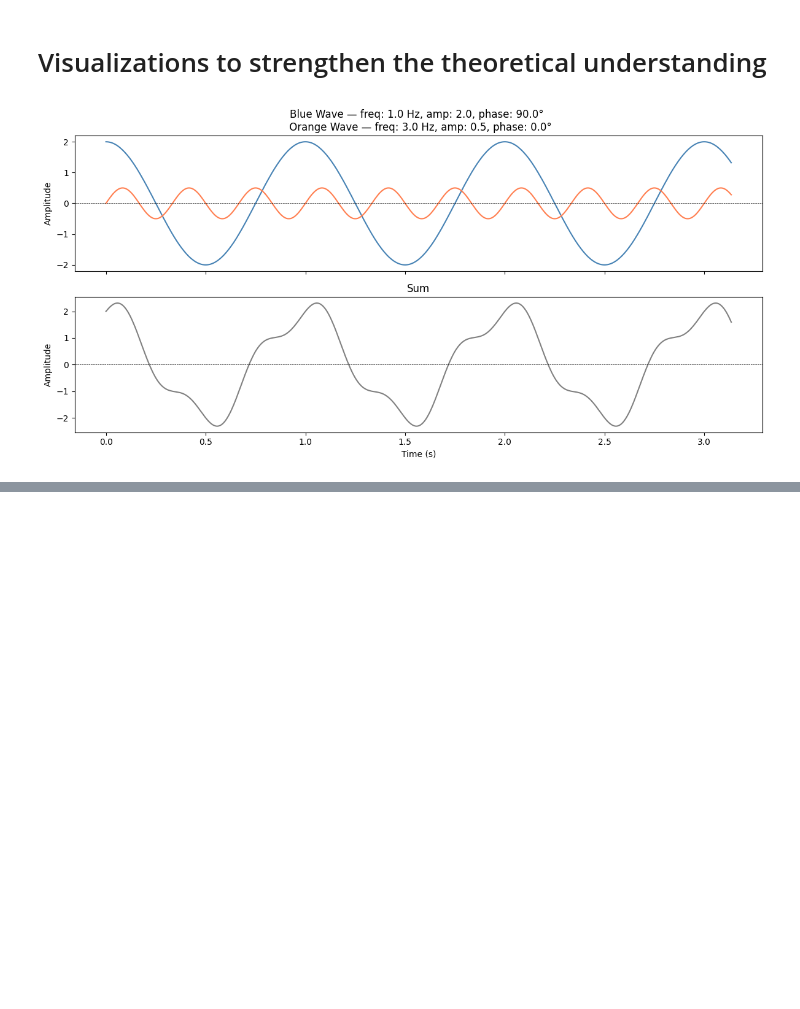
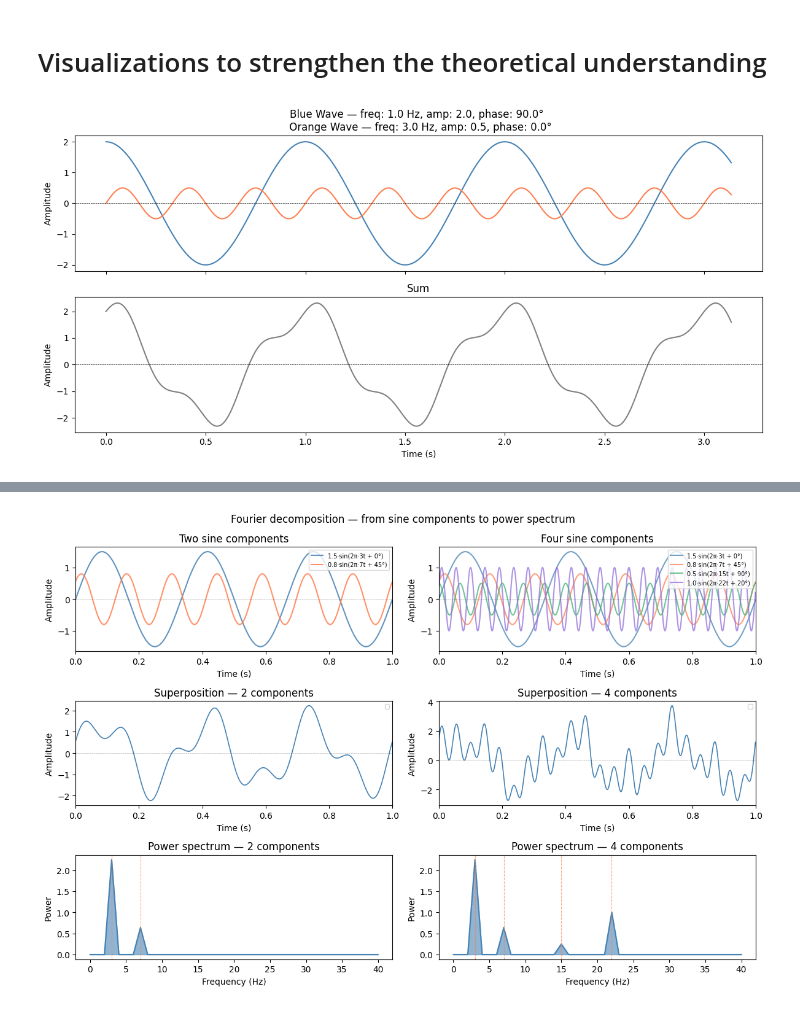
Before and after one commit to mik-nowacki/thesis-project, a Jupyter notebook: notebooks/preprocessing/visualization_theory.ipynb, the cells around one changed output, grey strips where cells are left out. Drawn from its saved outputs; the diff is of its cells as text; code cells hidden in the pictures; blank space fills up the shorter version.

```diff
--- a/notebooks/preprocessing/visualization_theory.ipynb
+++ b/notebooks/preprocessing/visualization_theory.ipynb
@@ -41,0 +159,100 @@ plot_sine_waves()
+# %%
+def plot_fourier_intuition():
+    fs = 1000
+    duration = 1.0
+    t = np.linspace(0, duration, int(fs * duration), endpoint=False)
+    N = len(t)
+    freqs = np.fft.rfftfreq(N, 1/fs)
+
+    # --- define component waves ---
+    waves_simple = [
+        (1.5, 3, 0),    # amp, freq, phase
+        (0.8, 7, 45),
+    ]
+    waves_complex = [
+        (1.5, 3,  0),
+        (0.8, 7,  45),
+        (0.5, 15, 90),
+        (1.0, 22, 20),
+    ]
+
+    def make_wave(components):
+        return sum(a * np.sin(2 * np.pi * f * t + np.radians(p))
+                   for a, f, p in components)
+
+    def power_spectrum(wave):
+        X = np.fft.rfft(wave)
+        return freqs, (np.abs(X) / (N / 2)) ** 2
+
+    simple_waves   = [make_wave([(a, f, p)]) for a, f, p in waves_simple]
+    complex_waves  = [make_wave([(a, f, p)]) for a, f, p in waves_complex]
+    sum_simple     = make_wave(waves_simple)
+    sum_complex    = make_wave(waves_complex)
+    f_simple,  p_simple  = power_spectrum(sum_simple)
+    f_complex, p_complex = power_spectrum(sum_complex)
+
+    colors_simple  = ['steelblue', 'coral']
+    colors_complex = ['steelblue', 'coral', 'mediumseagreen', 'mediumpurple']
+
+    fig, axes = plt.subplots(3, 2, figsize=(12, 8))
+
+    # --- row 0: individual components ---
+    for wave, (a, f, p), color in zip(simple_waves, waves_simple, colors_simple):
+        axes[0, 0].plot(t, wave, color=color, alpha=0.85,
+                        label=f'{a}·sin(2π·{f}t + {p}°)')
+    axes[0, 0].set_title('Two sine components')
+
+    for wave, (a, f, p), color in zip(complex_waves, waves_complex, colors_complex):
+        axes[0, 1].plot(t, wave, color=color, alpha=0.75,
+                        label=f'{a}·sin(2π·{f}t + {p}°)')
+    axes[0, 1].set_title('Four sine components')
+
+    # --- row 1: summed signal ---
+    axes[1, 0].plot(t, sum_simple, color='steelblue', linewidth=1.2)
+    axes[1, 0].set_title('Superposition — 2 components')
+
+    axes[1, 1].plot(t, sum_complex, color='steelblue', linewidth=1.2)
+    axes[1, 1].set_title('Superposition — 4 components')
+
+    # --- row 2: power spectrum ---
+    max_freq = 40
+    mask = f_simple <= max_freq
+
+    axes[2, 0].fill_between(f_simple[mask], p_simple[mask],
+                             color='steelblue', alpha=0.6)
+    axes[2, 0].plot(f_simple[mask], p_simple[mask], color='steelblue')
+    for _, f, _ in waves_simple:
+        axes[2, 0].axvline(f, color='coral', linewidth=0.8,
+                           linestyle='--', alpha=0.7)
+    axes[2, 0].set_title('Power spectrum — 2 components')
+    axes[2, 0].set_xlabel('Frequency (Hz)')
+    axes[2, 0].set_ylabel('Power')
+
+    axes[2, 1].fill_between(f_complex[mask], p_complex[mask],
+                             color='steelblue', alpha=0.6)
+    axes[2, 1].plot(f_complex[mask], p_complex[mask], color='steelblue')
+    for _, f, _ in waves_complex:
+        axes[2, 1].axvline(f, color='coral', linewidth=0.8,
+                           linestyle='--', alpha=0.7)
+    axes[2, 1].set_title('Power spectrum — 4 components')
+    axes[2, 1].set_xlabel('Frequency (Hz)')
+    axes[2, 1].set_ylabel('Power')
+
+    # --- shared formatting ---
+    for row in range(2):
+        for col in range(2):
+            axes[row, col].set_xlim(0, duration)
+            axes[row, col].set_xlabel('Time (s)')
+            axes[row, col].set_ylabel('Amplitude')
+            axes[row, col].axhline(0, color='black', linewidth=0.4,
+                                   linestyle='--', alpha=0.4)
+            axes[row, col].legend(fontsize=7, loc='upper right')
+
+    plt.suptitle('Fourier decomposition — from sine components to power spectrum',
+                 fontsize=12)
+    plt.tight_layout()
+    plt.show()
+
+plot_fourier_intuition()
+# %% [output]
+[figure, added]
```
Also changed, not shown: parts of 9 cells of this notebook, 1 other file.
